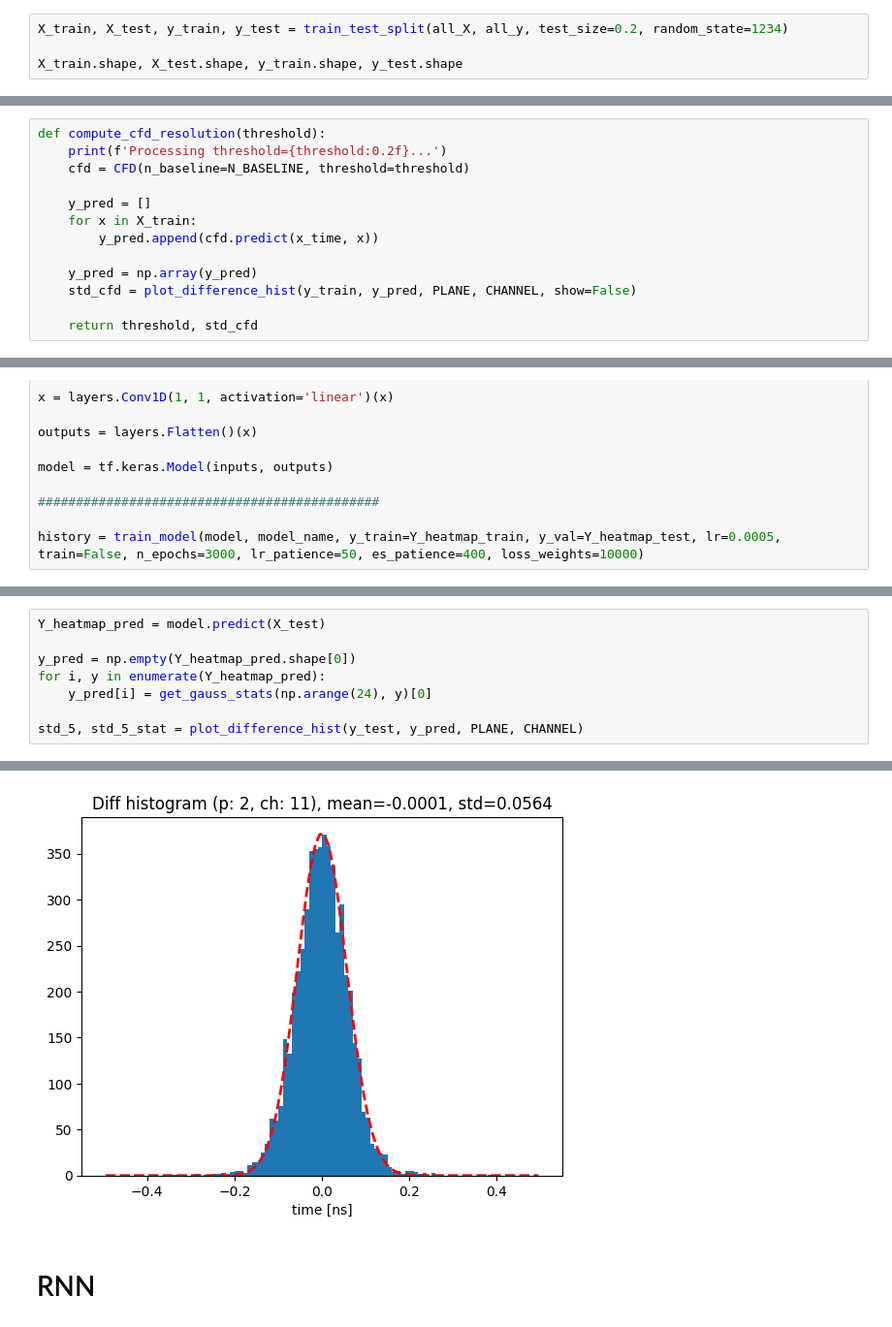
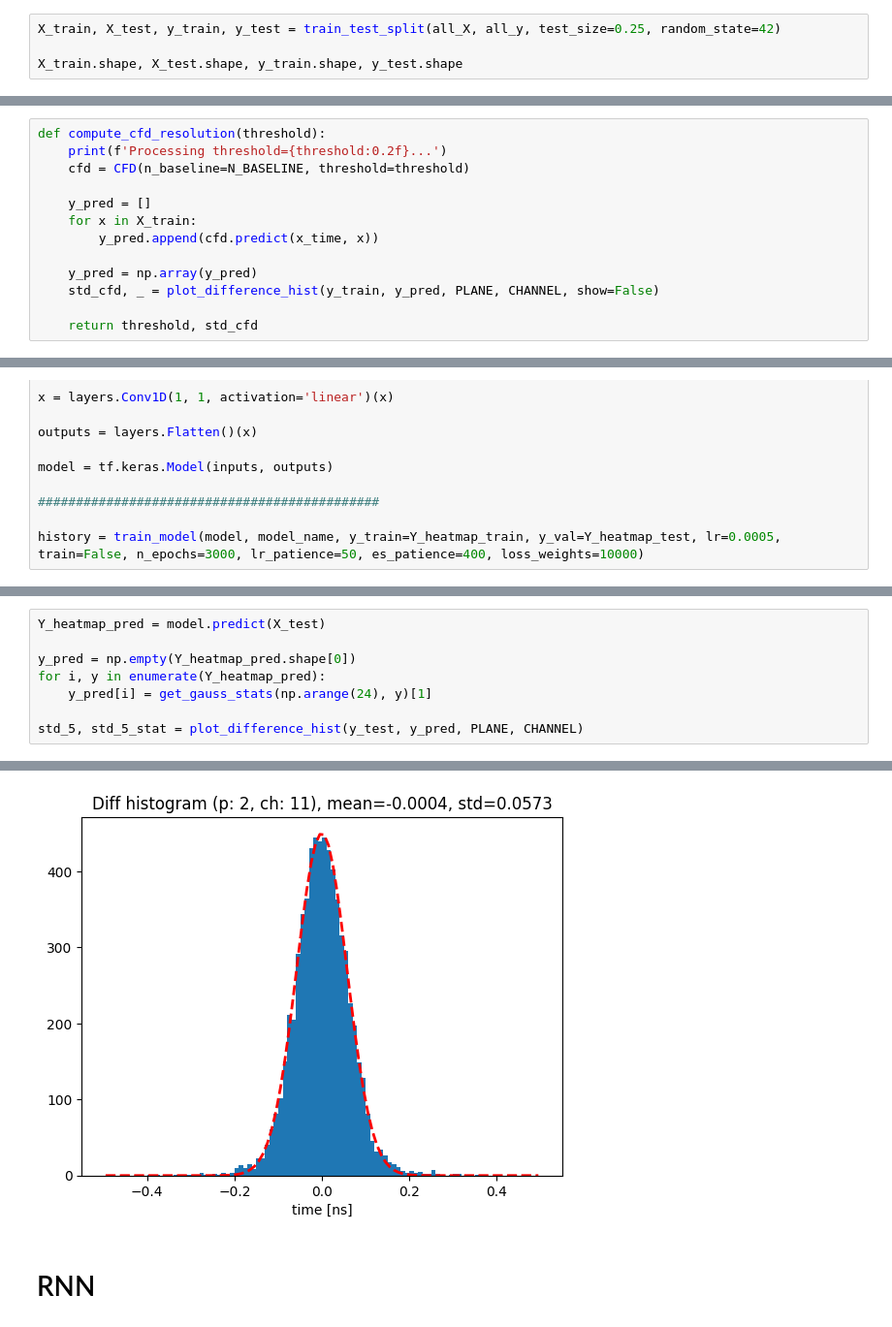
Before and after one commit to MatiXOfficial/pps-timing-ml, a Jupyter notebook: notebooks/neural_networks/basic_tests.ipynb, the cells around one changed output, grey strips where cells are left out. Shown at 97% size. Cells and saved outputs as stored; diff of their text form.

Commit message:
Fixed difference histograms

```diff
--- a/notebooks/neural_networks/basic_tests.ipynb
+++ b/notebooks/neural_networks/basic_tests.ipynb
@@ -52,7 +52,7 @@ N_BASELINE = 8
 all_X -= np.mean(all_X[:, :N_BASELINE], axis=1)[:, None]
 all_X /= all_X.max(axis=1)[:, None]
 # %%
-X_train, X_test, y_train, y_test = train_test_split(all_X, all_y, test_size=0.2, random_state=1234)
+X_train, X_test, y_train, y_test = train_test_split(all_X, all_y, test_size=0.25, random_state=42)
 
 X_train.shape, X_test.shape, y_train.shape, y_test.shape
 # %% [output]
@@ -119,7 +119,7 @@ def compute_cfd_resolution(threshold):
         y_pred.append(cfd.predict(x_time, x))
 
     y_pred = np.array(y_pred)
-    std_cfd = plot_difference_hist(y_train, y_pred, PLANE, CHANNEL, show=False)
+    std_cfd, _ = plot_difference_hist(y_train, y_pred, PLANE, CHANNEL, show=False)
 
     return threshold, std_cfd
 # %%
@@ -321,7 +321,7 @@ Y_heatmap_pred = model.predict(X_test)
 
 y_pred = np.empty(Y_heatmap_pred.shape[0])
 for i, y in enumerate(Y_heatmap_pred):
-    y_pred[i] = get_gauss_stats(np.arange(24), y)[0]
+    y_pred[i] = get_gauss_stats(np.arange(24), y)[1]
 
 std_5, std_5_stat = plot_difference_hist(y_test, y_pred, PLANE, CHANNEL)
 # %% [output]
@@ -329,4 +329,4 @@ std_5, std_5_stat = plot_difference_hist(y_test, y_pred, PLANE, CHANNEL)
-[figure, old version]
+[figure, new version]
 # %% [markdown]
 # RNN
 # %%
```
Also changed, not shown: parts of 20 cells of this notebook, 19 other files.
